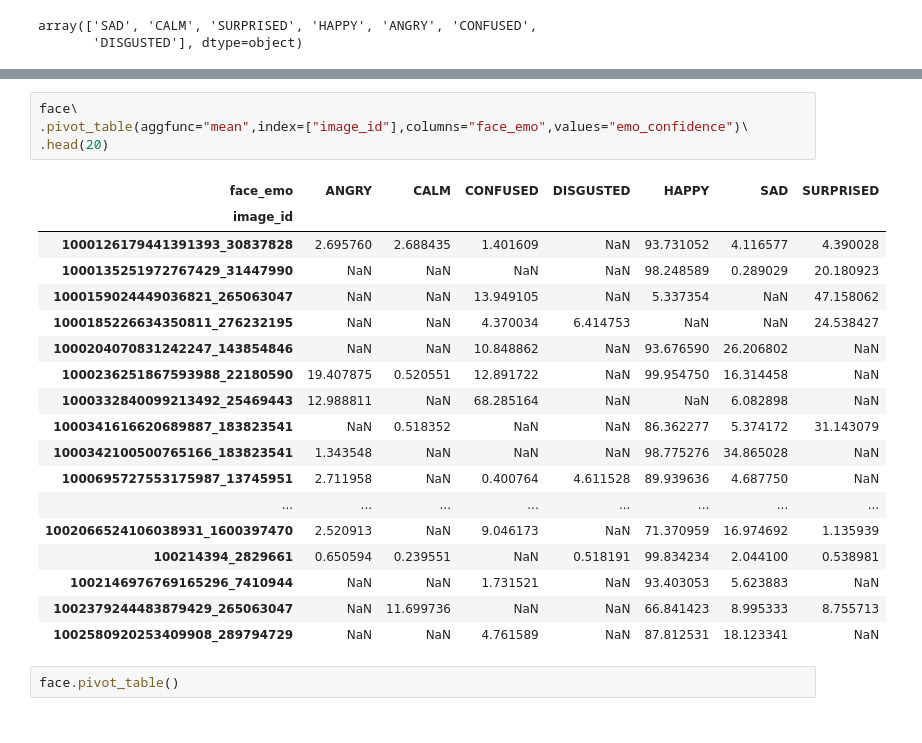
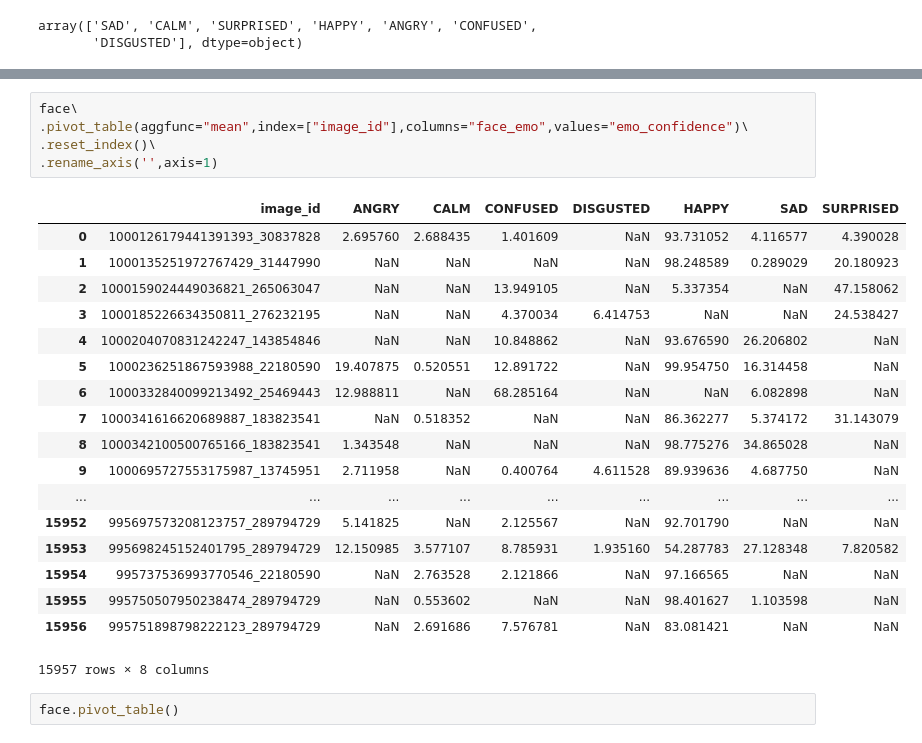
Before and after one commit to JeroenSchmidt/UvA-DSF-group, a Jupyter notebook: uc2/exploration_notebooks/jeroen/create_features_ground_zero.ipynb, the cells around one changed output, grey strips where cells are left out. Cells and saved outputs as stored; diff of their text form.

Commit message:
gender face count'

```diff
--- a/uc2/exploration_notebooks/jeroen/first-look.ipynb
+++ b/uc2/exploration_notebooks/jeroen/create_features_ground_zero.ipynb
@@ -192,26 +192,27 @@ face.pivot_table(index=["image_id","face_id"],columns="face_emo",values="emo_con
 # %%
 face\
 .pivot_table(aggfunc="mean",index=["image_id"],columns="face_emo",values="emo_confidence")\
-.head(20)
+.reset_index()\
+.rename_axis('',axis=1)
 # %% [output]
-| face_emo | ANGRY | CALM | CONFUSED | DISGUSTED | HAPPY | SAD | SURPRISED |
-| image_id |  |  |  |  |  |  |  |
-| 1000126179441391393_30837828 | 2.695760 | 2.688435 | 1.401609 | NaN | 93.731052 | 4.116577 | 4.390028 |
-| 1000135251972767429_31447990 | NaN | NaN | NaN | NaN | 98.248589 | 0.289029 | 20.180923 |
-| 1000159024449036821_265063047 | NaN | NaN | 13.949105 | NaN | 5.337354 | NaN | 47.158062 |
-| 1000185226634350811_276232195 | NaN | NaN | 4.370034 | 6.414753 | NaN | NaN | 24.538427 |
-| 1000204070831242247_143854846 | NaN | NaN | 10.848862 | NaN | 93.676590 | 26.206802 | NaN |
-| 1000236251867593988_22180590 | 19.407875 | 0.520551 | 12.891722 | NaN | 99.954750 | 16.314458 | NaN |
-| 1000332840099213492_25469443 | 12.988811 | NaN | 68.285164 | NaN | NaN | 6.082898 | NaN |
-| 1000341616620689887_183823541 | NaN | 0.518352 | NaN | NaN | 86.362277 | 5.374172 | 31.143079 |
-| 1000342100500765166_183823541 | 1.343548 | NaN | NaN | NaN | 98.775276 | 34.865028 | NaN |
-| 1000695727553175987_13745951 | 2.711958 | NaN | 0.400764 | 4.611528 | 89.939636 | 4.687750 | NaN |
-| ... | ... | ... | ... | ... | ... | ... | ... |
-| 1002066524106038931_1600397470 | 2.520913 | NaN | 9.046173 | NaN | 71.370959 | 16.974692 | 1.135939 |
-| 100214394_2829661 | 0.650594 | 0.239551 | NaN | 0.518191 | 99.834234 | 2.044100 | 0.538981 |
-| 1002146976769165296_7410944 | NaN | NaN | 1.731521 | NaN | 93.403053 | 5.623883 | NaN |
-| 1002379244483879429_265063047 | NaN | 11.699736 | NaN | NaN | 66.841423 | 8.995333 | 8.755713 |
-| 1002580920253409908_289794729 | NaN | NaN | 4.761589 | NaN | 87.812531 | 18.123341 | NaN |
+|  | image_id | ANGRY | CALM | CONFUSED | DISGUSTED | HAPPY | SAD | SURPRISED |
+| 0 | 1000126179441391393_30837828 | 2.695760 | 2.688435 | 1.401609 | NaN | 93.731052 | 4.116577 | 4.390028 |
+| 1 | 1000135251972767429_31447990 | NaN | NaN | NaN | NaN | 98.248589 | 0.289029 | 20.180923 |
+| 2 | 1000159024449036821_265063047 | NaN | NaN | 13.949105 | NaN | 5.337354 | NaN | 47.158062 |
+| 3 | 1000185226634350811_276232195 | NaN | NaN | 4.370034 | 6.414753 | NaN | NaN | 24.538427 |
+| 4 | 1000204070831242247_143854846 | NaN | NaN | 10.848862 | NaN | 93.676590 | 26.206802 | NaN |
+| 5 | 1000236251867593988_22180590 | 19.407875 | 0.520551 | 12.891722 | NaN | 99.954750 | 16.314458 | NaN |
+| 6 | 1000332840099213492_25469443 | 12.988811 | NaN | 68.285164 | NaN | NaN | 6.082898 | NaN |
+| 7 | 1000341616620689887_183823541 | NaN | 0.518352 | NaN | NaN | 86.362277 | 5.374172 | 31.143079 |
+| 8 | 1000342100500765166_183823541 | 1.343548 | NaN | NaN | NaN | 98.775276 | 34.865028 | NaN |
+| 9 | 1000695727553175987_13745951 | 2.711958 | NaN | 0.400764 | 4.611528 | 89.939636 | 4.687750 | NaN |
+| ... | ... | ... | ... | ... | ... | ... | ... | ... |
+| 15952 | 995697573208123757_289794729 | 5.141825 | NaN | 2.125567 | NaN | 92.701790 | NaN | NaN |
+| 15953 | 995698245152401795_289794729 | 12.150985 | 3.577107 | 8.785931 | 1.935160 | 54.287783 | 27.128348 | 7.820582 |
+| 15954 | 995737536993770546_22180590 | NaN | 2.763528 | 2.121866 | NaN | 97.166565 | NaN | NaN |
+| 15955 | 995750507950238474_289794729 | NaN | 0.553602 | NaN | NaN | 98.401627 | 1.103598 | NaN |
+| 15956 | 995751898798222123_289794729 | NaN | 2.691686 | 7.576781 | NaN | 83.081421 | NaN | NaN |
+15957 rows × 8 columns
 # %%
 face.pivot_table()
 # %%
```
Also changed, not shown: parts of 3 cells of this notebook, 1 other file.
